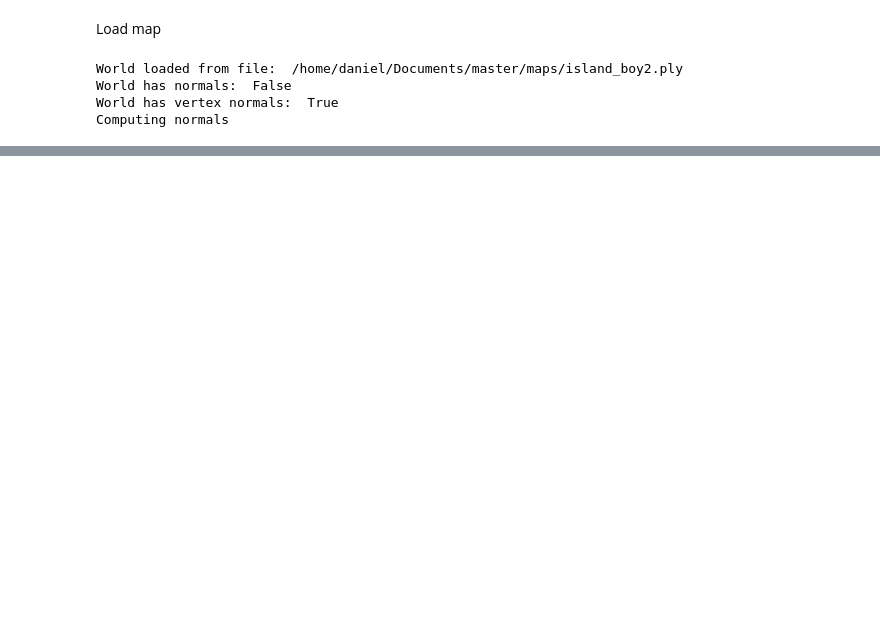
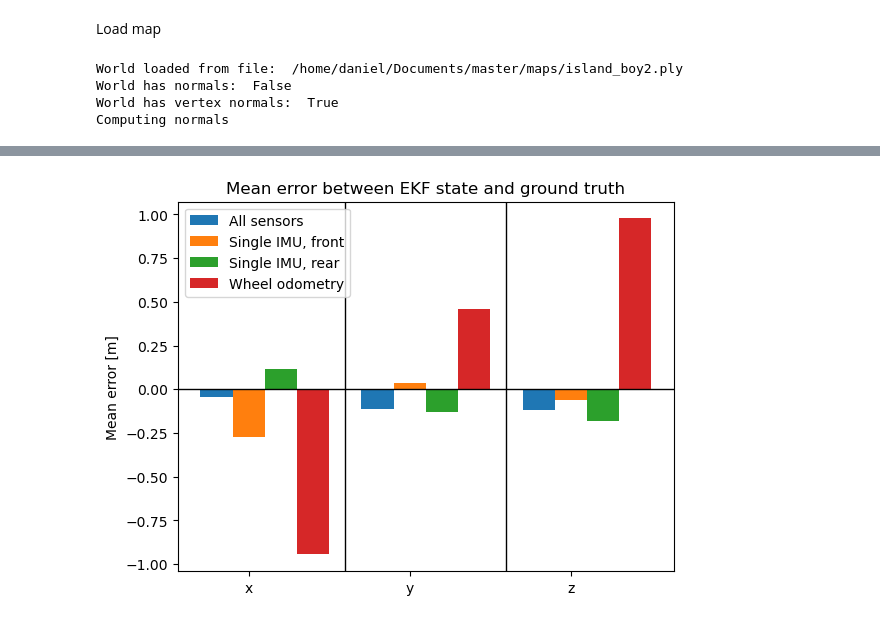
Before and after one commit to drengene/Danitech-master, a Jupyter notebook: testing/testing/odom_planner_plot.ipynb, the cells around one changed output, grey strips where cells are left out. Cells and saved outputs as stored; diff of their text form; code cells hidden in the pictures; blank space fills up the shorter version.

```diff
--- a/testing/testing/odom_planner_plot.ipynb
+++ b/testing/testing/odom_planner_plot.ipynb
@@ -110,25 +117,36 @@ def create_lineset(positions, color):
     lineset.colors = o3d.utility.Vector3dVector([color for i in range(len(lines))])
     return lineset
 # %%
-file_path = QFileDialog.getOpenFileName(QWidget, 'Open file', "/home/daniel/master/odom_test")[0]
+file_path = QFileDialog.getOpenFileName(QWidget, 'full ekf', "/home/daniel/Documents/master/rosbags/odom_test")[0]
 with open(file_path, "rb") as f:
     data = pickle.load(f)
+    print("loaded full ekf", file_path)
+
 
 base_gt = get_odom_data(data, "base_link_pose_gt")
 
 base_ekf_full = get_odom_data(data, "odometry_ekf")
 
-
-file_path = QFileDialog.getOpenFileName(QWidget, 'Open file', "/home/daniel/master/odom_test")[0]
+file_path = QFileDialog.getOpenFileName(QWidget, 'Single imu front', "/home/daniel/Documents/master/rosbags/odom_test")[0]
 with open(file_path, "rb") as f:
     data = pickle.load(f)
+    print("loaded single imu front", file_path)
 
 base_ekf_single_imu = get_odom_data(data, "odometry_ekf")
 
 
-file_path = QFileDialog.getOpenFileName(QWidget, 'Open file', "/home/daniel/master/odom_test")[0]
+file_path = QFileDialog.getOpenFileName(QWidget, 'imu rear', "/home/daniel/Documents/master/rosbags/odom_test")[0]
 with open(file_path, "rb") as f:
     data = pickle.load(f)
+    print("loaded single imu rear", file_path)
+
+base_ekf_single_imu_rear = get_odom_data(data, "odometry_ekf")
+
+file_path = QFileDialog.getOpenFileName(QWidget, 'odom only', "/home/daniel/Documents/master/rosbags/odom_test")[0]
+with open(file_path, "rb") as f:
+    data = pickle.load(f)
+    print("loaded odom only", file_path)
+
 
 base_ekf_odom = get_odom_data(data, "odometry_ekf")
 # %% [output]
@@ -153,0 +401,65 @@ o3d.visualization.draw_geometries([world, gt_lineset, ekf_full, ekf_single, ekf_
+# %%
+# Calculate the root mean squared error between full ekf and gt
+rmse_full = np.sqrt(np.mean(np.square(dist), axis=0))
+rmse_single = np.sqrt(np.mean(np.square(dist_single), axis=0))
+rmse_single_rear = np.sqrt(np.mean(np.square(dist_single_rear), axis=0))
+rmse_odom = np.sqrt(np.mean(np.square(dist_odom), axis=0))
+
+print("RMSE full ekf: ", rmse_full)
+print("RMSE single imu: ", rmse_single)
+print("RMSE single imu rear: ", rmse_single_rear)
+print("RMSE wheel twist: ", rmse_odom)
+
+# Calculate the mean error between full ekf and gt
+mean_full = np.mean(dist, axis=0)
+mean_single = np.mean(dist_single, axis=0)
+mean_single_rear = np.mean(dist_single_rear, axis=0)
+mean_odom = np.mean(dist_odom, axis=0)
+
+print("Mean full ekf: ", mean_full)
+print("Mean single imu: ", mean_single)
+print("Mean single imu rear: ", mean_single_rear)
+print("Mean wheel twist: ", mean_odom)
+
+# create a bar plot of the mean error
+fig, ax = plt.subplots(1,1)
+width = 0.2
+ax.bar(np.arange(3), mean_full, width, label="All sensors")
+ax.bar(np.arange(3) + width, mean_single, width, label="Single IMU, front")
+ax.bar(np.arange(3) + 2*width, mean_single_rear, width, label="Single IMU, rear")
+ax.bar(np.arange(3) + 3*width, mean_odom, width, label="Wheel odometry")
+ax.set_xticks(np.arange(3) + width)
+ax.set_xticklabels(["x", "y", "z"])
+ax.set_ylabel("Mean error [m]")
+ax.set_title("Mean error between EKF state and ground truth")
+ax.legend()
+# Create separation line between the x ticks offsetted by width
+ax.axvline(4*width, color="black", linewidth=1)
+ax.axvline(9*width, color="black", linewidth=1)
+ax.axhline(0, color="black", linewidth=1)
+
+plt.savefig("/home/daniel/Documents/master/billeder/odom_ekf_mean_error.png", dpi=300)
+
+plt.show()
+
+
+# create a bar plot of the rmse
+fig, ax = plt.subplots(1,1)
+width = 0.2
+ax.bar(np.arange(3), rmse_full, width, label="All sensors")
+ax.bar(np.arange(3) + width, rmse_single, width, label="Single IMU, front")
+ax.bar(np.arange(3) + 2*width, rmse_single_rear, width, label="Single IMU, rear")
+ax.bar(np.arange(3) + 3*width, rmse_odom, width, label="Wheel odometry")
+ax.set_xticks(np.arange(3) + width)
+ax.set_xticklabels(["x", "y", "z"])
+ax.set_ylabel("RMSE [m]")
+ax.set_title("RMSE between EKF state and ground truth")
+ax.legend()
+# Create separation line between the x ticks offsetted by width
+ax.axvline(4*width, color="black", linewidth=1)
+ax.axvline(9*width, color="black", linewidth=1)
+ax.axhline(0, color="black", linewidth=1)
+
+
+plt.savefig("/home/daniel/Documents/master/billeder/odom_ekf_rmse_error.png", dpi=300)
+# %% [output]
@@ -153,0 +474 @@ o3d.visualization.draw_geometries([world, gt_lineset, ekf_full, ekf_single, ekf_
+[figure, added]
```
Also changed, not shown: parts of 12 cells of this notebook, 11 other files.
